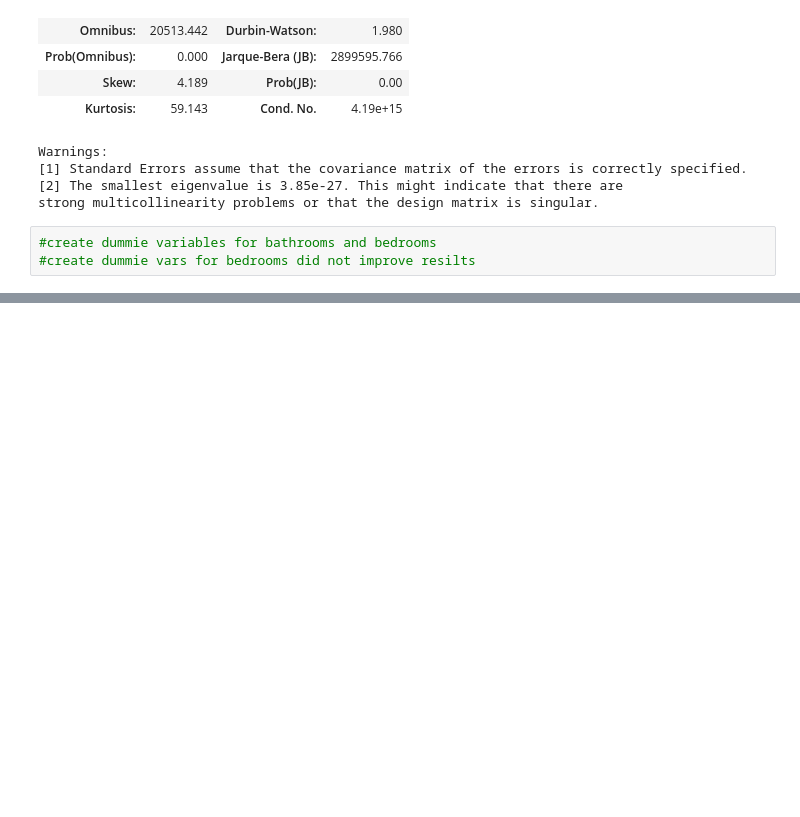
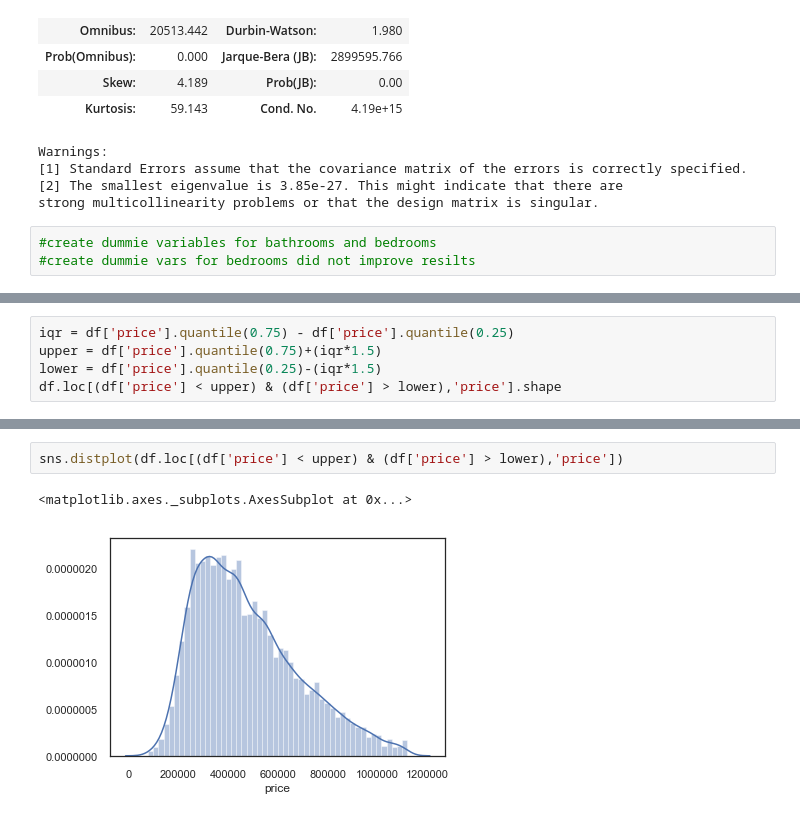
Before and after one commit to AnnaLara/dsc-1-final-project, a Jupyter notebook: draft.ipynb, the cells around one changed output, grey strips where cells are left out. Cells and saved outputs as stored; diff of their text form; blank space fills up the shorter version.

```diff
--- a/draft.ipynb
+++ b/draft.ipynb
@@ -1132,0 +1229,5 @@ strong multicollinearity problems or that the design matrix is singular.
+# %%
+iqr = df['price'].quantile(0.75) - df['price'].quantile(0.25)
+upper = df['price'].quantile(0.75)+(iqr*1.5)
+lower = df['price'].quantile(0.25)-(iqr*1.5)
+df.loc[(df['price'] < upper) & (df['price'] > lower),'price'].shape
@@ -1132,0 +1246,5 @@ strong multicollinearity problems or that the design matrix is singular.
+# %%
+sns.distplot(df.loc[(df['price'] < upper) & (df['price'] > lower),'price'])
+# %% [output]
+<matplotlib.axes._subplots.AxesSubplot at 0x...>
+[figure, added]
```
Also changed, not shown: parts of 28 cells of this notebook, 1 other file.
